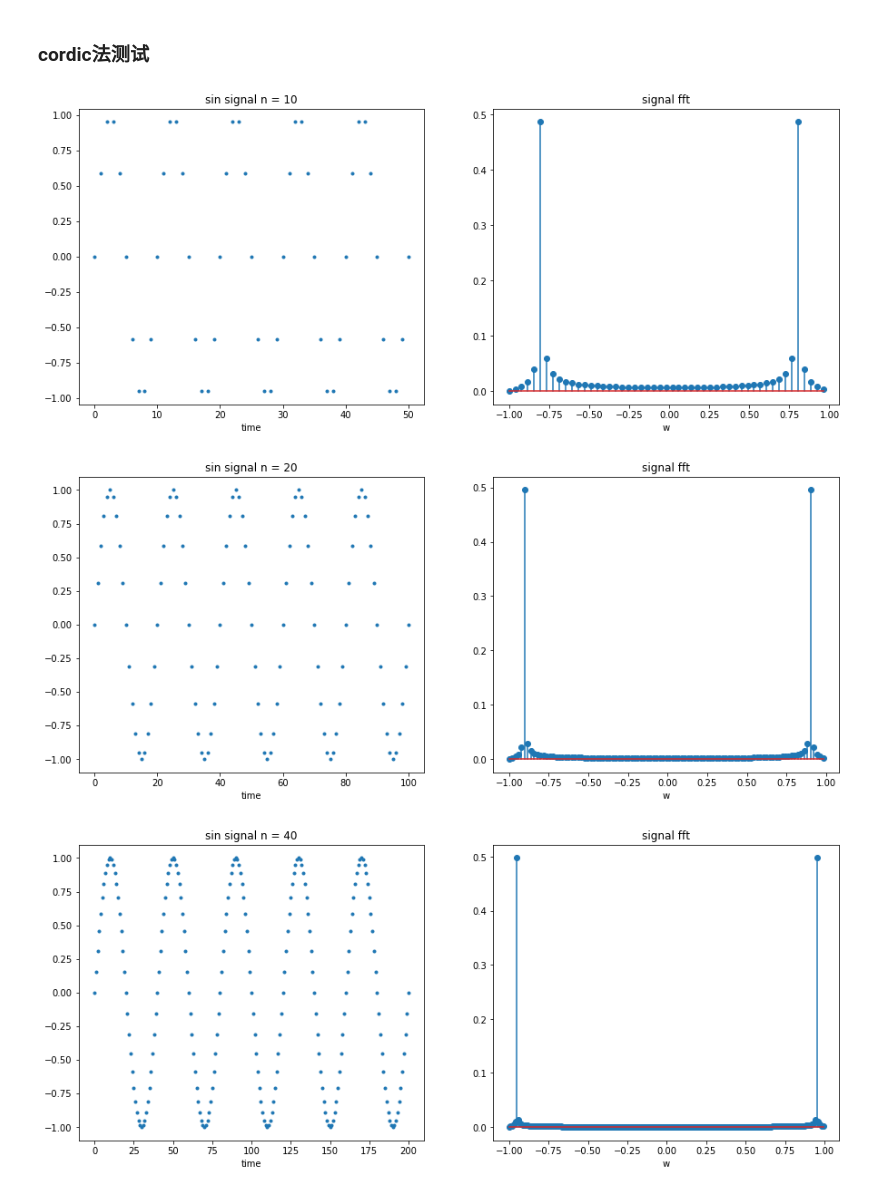
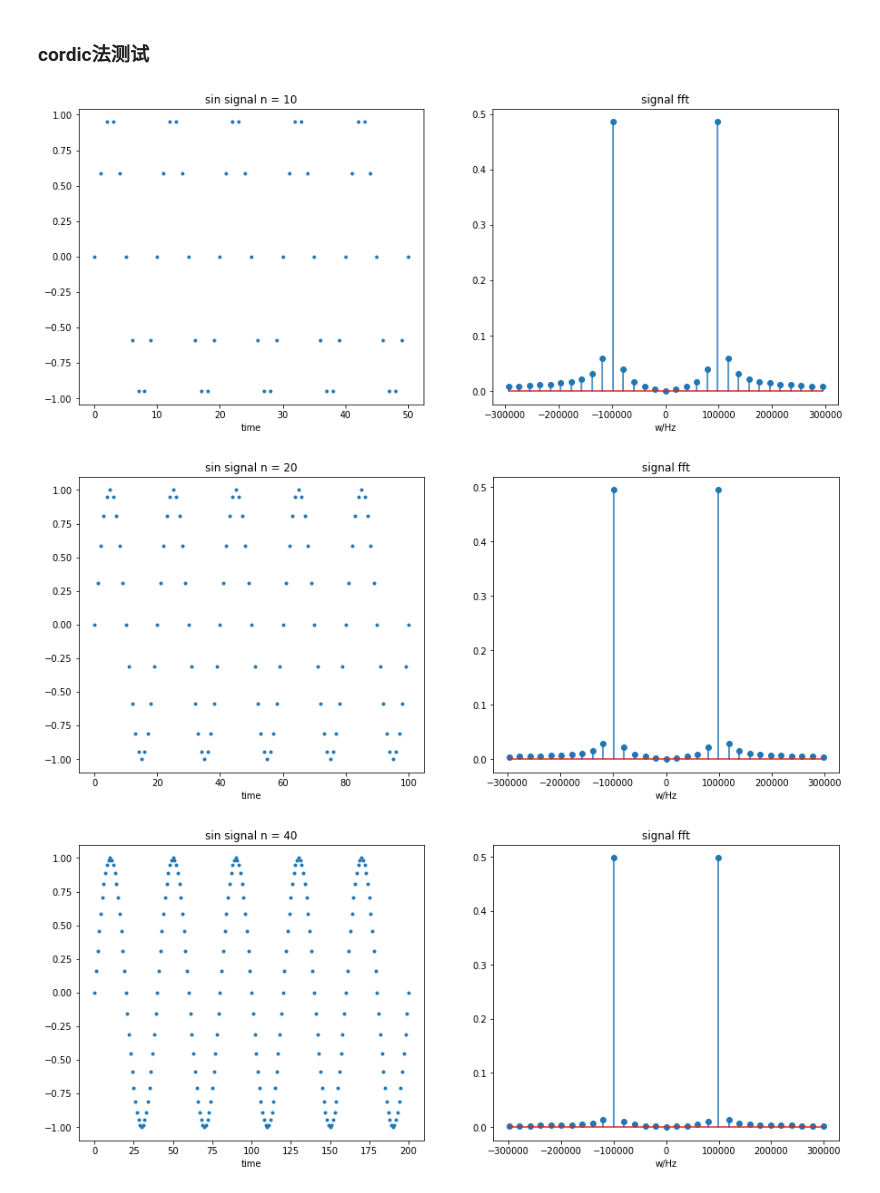
Before and after one commit to dg-w36/school_work, a Jupyter notebook: AutoTestPrinciple/3.2数模转换信号发生.ipynb, the cells around one changed output. Drawn from its saved outputs; the diff is of its cells as text; code cells hidden in the pictures.

```diff
--- a/AutoTestPrinciple/3.2数模转换信号发生.ipynb
+++ b/AutoTestPrinciple/3.2数模转换信号发生.ipynb
@@ -251,32 +308,40 @@ test_func(2000)
 # %%
-#构建一个测试函数, cordic法的测试
+#构建一个测试函数, 查表法的测试
 def test_func2(n) :
     # 查表法
     [t, sin_signal, signal2] = signal_sin_cordic(1, 100000, n, 1e-9)
     fft_signal = np.fft.fft(signal2)/len(signal2)
+    fft_signal = np.fft.fftshift(fft_signal)
 
     freq = np.arange(-1,1,2/len(signal2))
-
+    freq = np.fft.fftfreq(len(fft_signal), 1./100000/n)
+    freq.sort()
+    idx = np.array([i for i in range(len(freq)) if freq[i] > -300000 and freq[i] < 300000])
+#     print(freq)
+    start = min(idx)
+    end = max(idx)
+#     print(start,end)
     fig, (ax1, ax2) = plt.subplots(1, 2, figsize = (15, 6))
     ax1.plot(signal2,'.')
     ax1.set_title('sin signal n = %d'%n)
     ax1.set_xlabel('time')
     # ax1.title(siginal)
-    ax2.stem(freq[0:len(fft_signal)], abs(fft_signal))
+#     ax2.stem(freq[0:len(fft_signal)], abs(fft_signal))
+    ax2.stem(freq[start:end+1], abs(fft_signal[start:end+1]))
     ax2.set_title('signal fft')
-    ax2.set_xlabel(r'w')
+    ax2.set_xlabel('w/Hz')
 # %% [markdown]
 ### cordic法测试
 # %%
-test_func(10)
+test_func2(10)
 # %% [output]
-[figure, old version]
+[figure, new version]
 # %%
-test_func(20)
+test_func2(20)
 # %% [output]
-[figure, old version]
+[figure, new version]
 # %%
-test_func(40)
+test_func2(40)
 # %% [output]
-[figure, old version]
+[figure, new version]
 # %%
```
Also changed, not shown: parts of 20 cells of this notebook, 1 other file.
